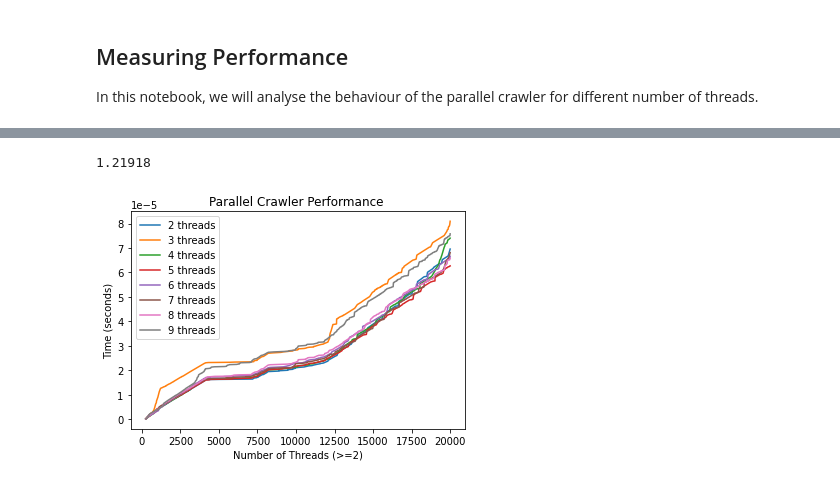
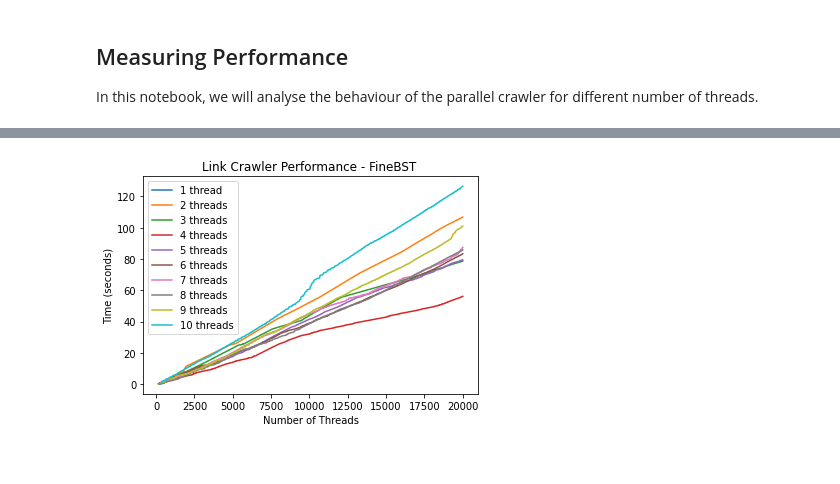
Before and after one commit to maikaedberg/ParallelCrawling, a Jupyter notebook: plot_times.ipynb, the cells around one changed output, grey strips where cells are left out. Cells and saved outputs as stored; diff of their text form; code cells hidden in the pictures.

```diff
--- a/plot_times.ipynb
+++ b/plot_times.ipynb
@@ -8,6 +9,6 @@ import matplotlib.pyplot as plt
 # %%
 num_threads = 10      # Threads from 1 to num_threads
-max_size = 200    # Until the SetList gets to max_size
+max_size = 20000    # Until the SetList gets to max_size
 
 link = "https://en.wikipedia.org/wiki/Main_Page"
 # %%
@@ -36,0 +81,16 @@ subprocess.run(["make", "clean"]);
+# %%
+plt.title("Overall Performance SetList")
+plt.xlabel("Number of Insertions")
+plt.ylabel("Time (seconds)")
+
+for (thread_no, thread_no_info) in overall_time_sl.items():
+    X = list(overall_time_sl[thread_no].keys())
+    Y = [overall_time_sl[thread_no][x] for x in X]
+
+    if thread_no == 1:
+        plt.plot(X,Y, label = f"{thread_no} thread")
+    else:
+        plt.plot(X,Y, label = f"{thread_no} threads")
+
+plt.legend()
+plt.show()
@@ -37,18 +99,17 @@ subprocess.run(["make", "clean"]);
 # %%
 
-plt.title("Parallel Crawler Performance ")
+plt.title("Link Crawler Performance - SetList ")
 plt.xlabel("Number of Threads")
 plt.ylabel("Time (seconds)")
 
+for (thread_no, thread_no_info) in time_insertion_sl.items():
 
-for (thread_no, thread_no_info) in time_insertion.items():
-    X = list(time_insertion[thread_no].keys())
+    X = list(time_insertion_sl[thread_no].keys())
     Y = []
 
     time_overall = 0
     for i in range(len(X)):
-        time_tot, time_crawl = time_insertion[thread_no][X[i]]
-        time_overall += time_tot
+        time_overall += time_insertion_sl[thread_no][X[i]]
         Y.append(time_overall*1e-6)
     if thread_no == 1:
         plt.plot(X,Y, label = f"{thread_no} thread")
@@ -62,31 +123,23 @@ plt.show()
-# %%
-121918*10*1e-6
-# %% [output]
-1.21918
 # %%
-
-plt.title("Parallel Crawler Performance ")
-plt.xlabel("Number of Threads (>=2)")
+plt.title("Link Crawler Performance - FineBST ")
+plt.xlabel("Number of Threads")
 plt.ylabel("Time (seconds)")
 
+for (thread_no, thread_no_info) in time_insertion_bst.items():
 
-for (thread_no, thread_no_info) in time_insertion.items():
-    if thread_no == 1 or thread_no == 10:
-        continue
-    X = list(time_insertion[thread_no].keys())
+    X = list(time_insertion_bst[thread_no].keys())
     Y = []
 
     time_overall = 0
     for i in range(len(X)):
-        time_tot, time_crawl = time_insertion[thread_no][X[i]]
-        time_overall += time_tot
+        time_overall += time_insertion_bst[thread_no][X[i]]
         Y.append(time_overall*1e-6)
     if thread_no == 1:
         plt.plot(X,Y, label = f"{thread_no} thread")
     else:
         plt.plot(X,Y, label = f"{thread_no} threads")
 
 plt.legend()
 plt.show()
 # %% [output]
-[figure, old version]
+[figure, new version]
```
Also changed, not shown: parts of 8 cells of this notebook, 7 other files.
